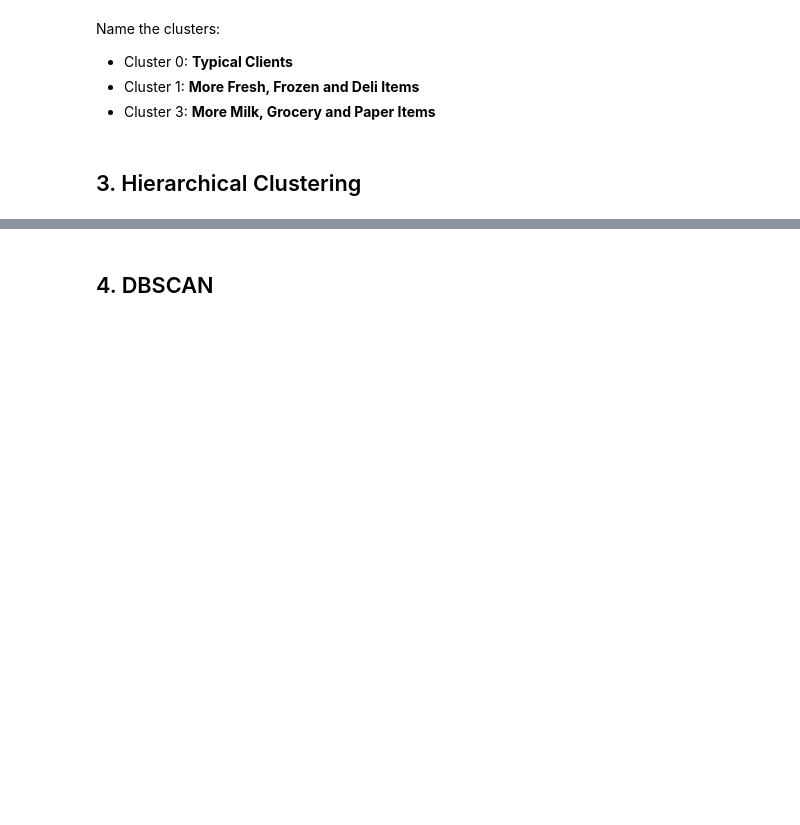
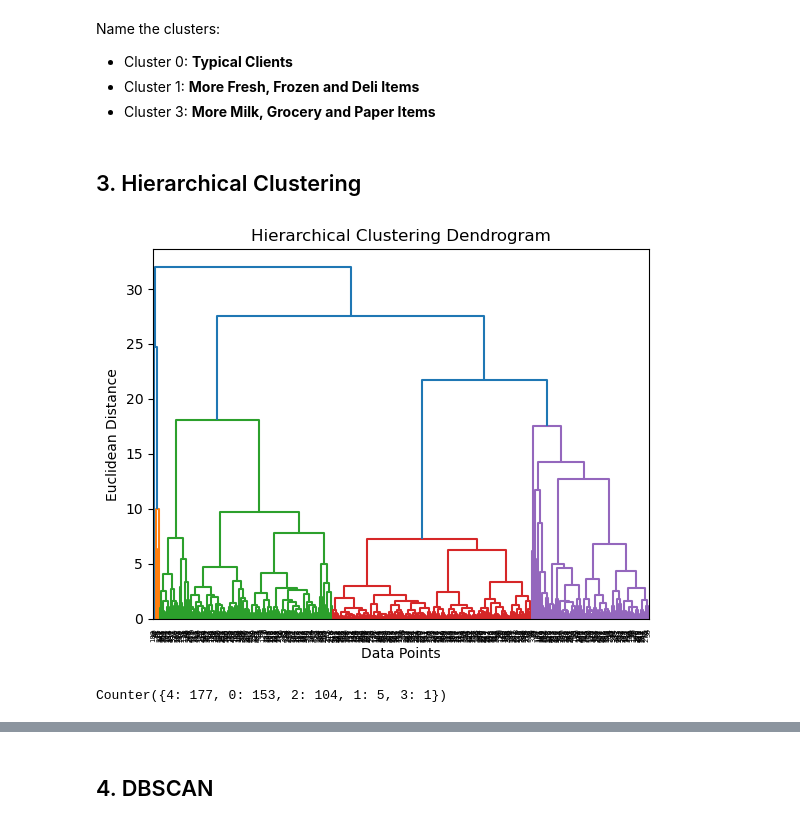
Before and after one commit to Camiloesp/PythonDataScience_UnsupervisedML, a Jupyter notebook: Course Assignment Notebooks/section05_clustering_project.ipynb, the cells around one changed output, grey strips where cells are left out. Cells and saved outputs as stored; diff of their text form; code cells hidden in the pictures; blank space fills up the shorter version.

Commit message:
Hierarchical Clustering Project

```diff
--- a/Course Assignment Notebooks/section05_clustering_project.ipynb
+++ b/Course Assignment Notebooks/section05_clustering_project.ipynb
@@ -193,5 +193,16 @@ Name the clusters:
 ## 3. Hierarchical Clustering
 # %%
 # a. Create a dendrogram using the scaled data
+from scipy.cluster.hierarchy import linkage, dendrogram
+import matplotlib.pyplot as plt
+
+linkage_matrix = linkage(data_scaled, method='ward')
+dendrogram_info = dendrogram(linkage_matrix, color_threshold=20)
+
+plt.title('Hierarchical Clustering Dendrogram')
+plt.xlabel('Data Points')
+plt.ylabel('Euclidean Distance');
+# %% [output]
+[figure, added]
 # %%
 # b. Visually identify the number of clusters and update the color threadshold, if necessary
@@ -198,4 +210,12 @@ Name the clusters:
 # %%
 # c. Fit an agglomerative clustering model on the scaled data set with the "best" clusters and view the number of data points in each cluster
+from sklearn.cluster import AgglomerativeClustering
+
+agg5 = AgglomerativeClustering(5)
+agg5.fit(data_scaled)
+
+Counter(agg5.labels_)
+# %% [output]
+Counter({4: 177, 0: 153, 2: 104, 1: 5, 3: 1})
 # %%
 # d. Create a cluster map of the model you just fit
```
Also changed, not shown: parts of 14 cells of this notebook.
